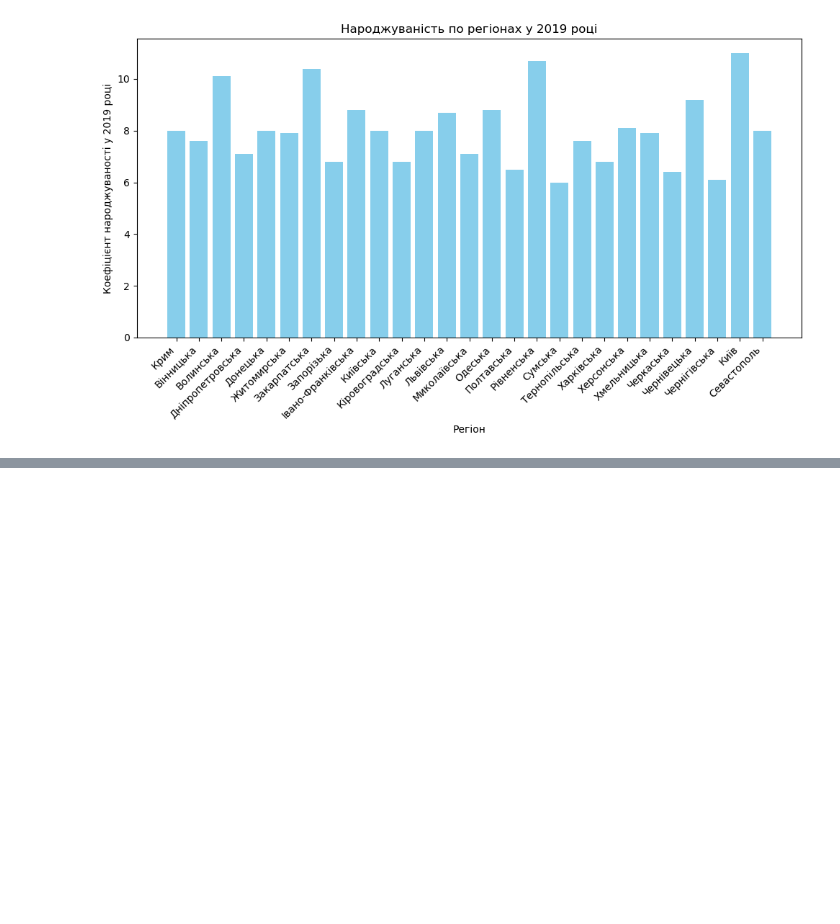
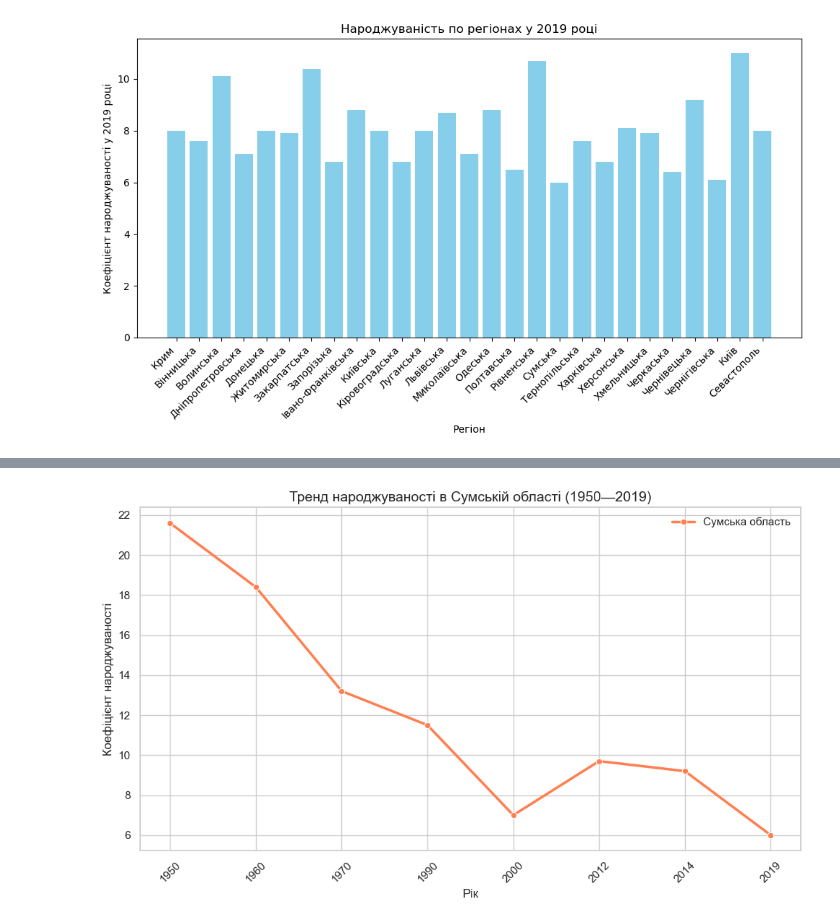
Before and after one commit to Korniev/Data-Sciense, a Jupyter notebook: hw_02/Hw_2.1.ipynb, the cells around one changed output, grey strips where cells are left out. Drawn from its saved outputs; the diff is of its cells as text; code cells hidden in the pictures; blank space fills up the shorter version.

```diff
--- a/hw_02/Hw_2.1.ipynb
+++ b/hw_02/Hw_2.1.ipynb
@@ -223,0 +235,23 @@ plt.show()
+# %%
+# Лінійний графік для Сумської області
+
+sns.set(style="whitegrid")
+
+sumy_data = birthday_data[birthday_data['Регіон'] == 'Сумська'].iloc[:, 1:].T
+sumy_data.columns = ['Народжуваність']
+sumy_data = sumy_data.replace('-', None).astype(float).dropna()
+sumy_data.index.name = 'Рік'
+sumy_data.reset_index(inplace=True)
+
+plt.figure(figsize=(10, 6))
+sns.lineplot(x='Рік', y='Народжуваність', data=sumy_data, marker='o', color="coral", linewidth=2.5)
+plt.title('Тренд народжуваності в Сумській області (1950—2019)', fontsize=14)
+plt.xlabel('Рік', fontsize=12)
+plt.ylabel('Коефіцієнт народжуваності', fontsize=12)
+plt.legend(labels=['Сумська область'], frameon=False)
+plt.xticks(rotation=45)
+plt.tight_layout()
+
+plt.show()
+# %% [output]
+[figure, added]
```
Also changed, not shown: parts of 1 cell of this notebook.
